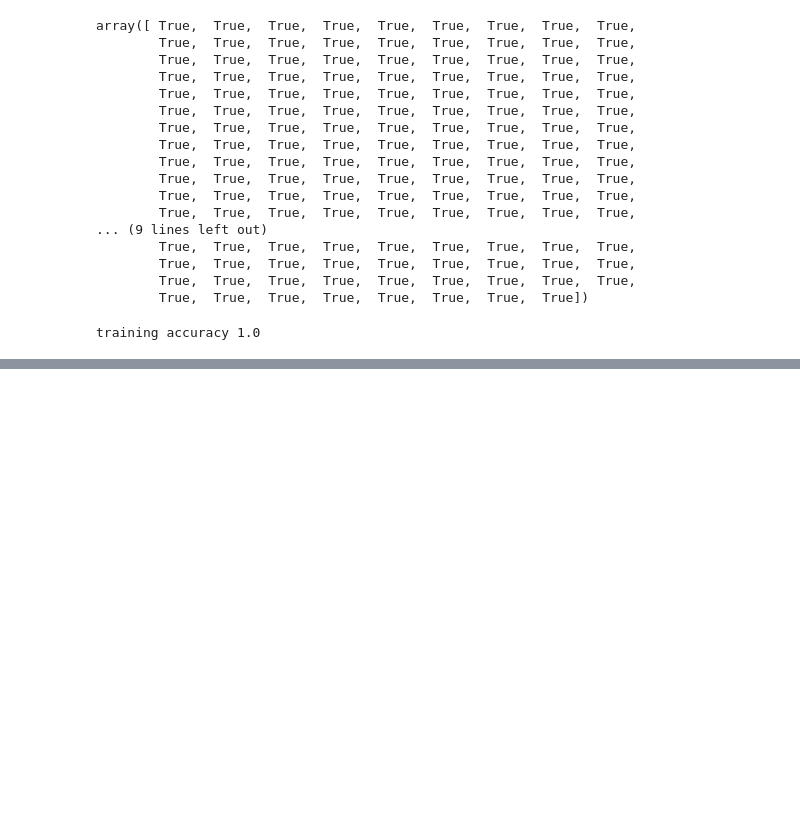
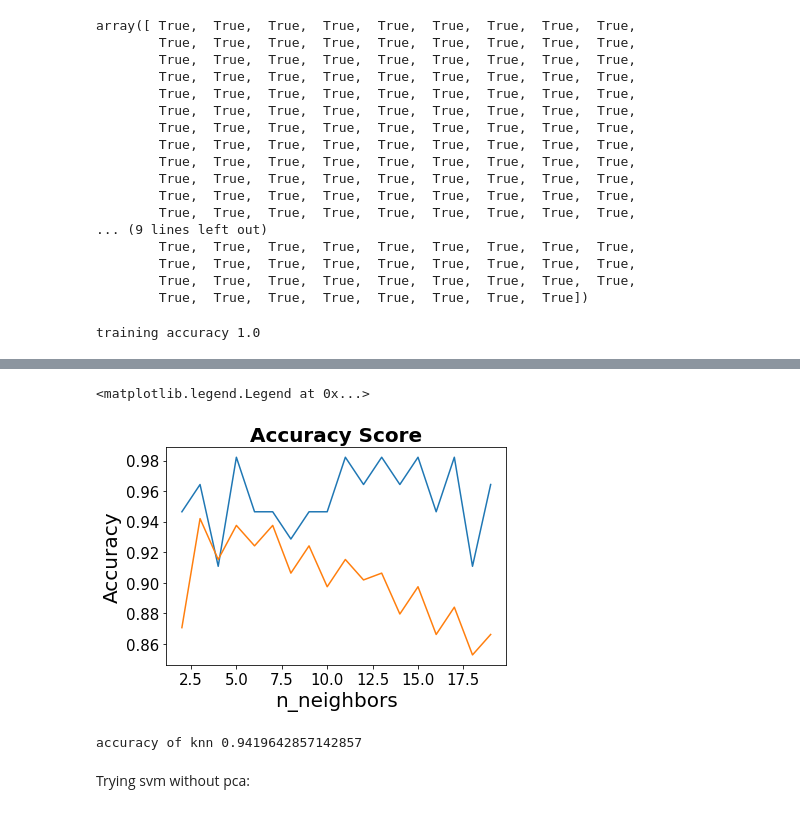
Before and after one commit to mateo-st/ML_UM, a Jupyter notebook: 3º Lab/LAB3 - Mordetzki, Stipanicic.ipynb, the cells around one changed output, grey strips where cells are left out. Drawn from its saved outputs; the diff is of its cells as text; code cells hidden in the pictures; blank space fills up the shorter version.

```diff
--- a/3º Lab/LAB3 - Mordetzki, Stipanicic.ipynb
+++ b/3º Lab/LAB3 - Mordetzki, Stipanicic.ipynb
@@ -808,3 +808,8 @@ array([ True,  True,  True,  True,  True,  True,  True,  True,  True,
 print("training accuracy", metrics.accuracy_score(y_train,best_model.predict(X_train)), "\n")
 # %% [output]
 training accuracy 1.0
+# %%
+logreg = LogisticRegression(solver='newton-cg').fit(X_train, y_train) #keeping C=1 a
+y_train_pred = logreg.predict(X_train)
+y_pred_log_reg = logreg.predict(X_test)
+print("accuracy of logistic reg", metrics.accuracy_score(y_test, y_pred_log_reg), "\n")
@@ -810,0 +818,21 @@ training accuracy 1.0
+# %%
+training_accuracy = []
+test_accuracy = []
+training_f1 = []
+test_f1 = []
+
+neighbors_settings = range(2,20)
+
+for n_neighbors in neighbors_settings:
+    print(f'working on neighbors {n_neighbors}')
+    knn = KNeighborsClassifier(n_neighbors=n_neighbors)
+    knn.fit(X_train, y_train)
+
+    y_train_pred=knn.predict(X_train)
+    y_pred=knn.predict(X_test)
+
+    training_accuracy.append(accuracy_score(y_train,y_train_pred))
+    test_accuracy.append(accuracy_score(y_test, y_pred))
+
+    training_f1.append(f1_score(y_train,y_train_pred))
+    test_f1.append(f1_score(y_test, y_pred))
@@ -810,0 +858,25 @@ training accuracy 1.0
+# %%
+fig = plt.figure(figsize=(14,10))
+fig.subplots_adjust(hspace=0.5, wspace=0.3)
+
+fig.add_subplot(2,2,1)
+plt.plot(neighbors_settings, training_accuracy, label='training accuracy')
+plt.plot(neighbors_settings, test_accuracy, label='test accuracy')
+plt.ylabel('Accuracy',size=20)
+plt.xticks(size=15)
+plt.yticks(size=15)
+plt.xlabel('n_neighbors',size=20)
+plt.title('Accuracy Score',size=20, weight='bold')
+plt.legend([],frameon=False)
+# %% [output]
+<matplotlib.legend.Legend at 0x...>
+[figure, added]
+# %%
+# n neighbours = 3 seems best
+knn = KNeighborsClassifier(n_neighbors=3).fit(X_train, y_train)
+y_pred_knn = knn.predict(X_test)
+print("accuracy of knn", metrics.accuracy_score(y_test, y_pred_knn), "\n")
+# %% [output]
+accuracy of knn 0.9419642857142857
+# %% [markdown]
+Trying svm without pca:
```
Also changed, not shown: parts of 14 cells of this notebook.
